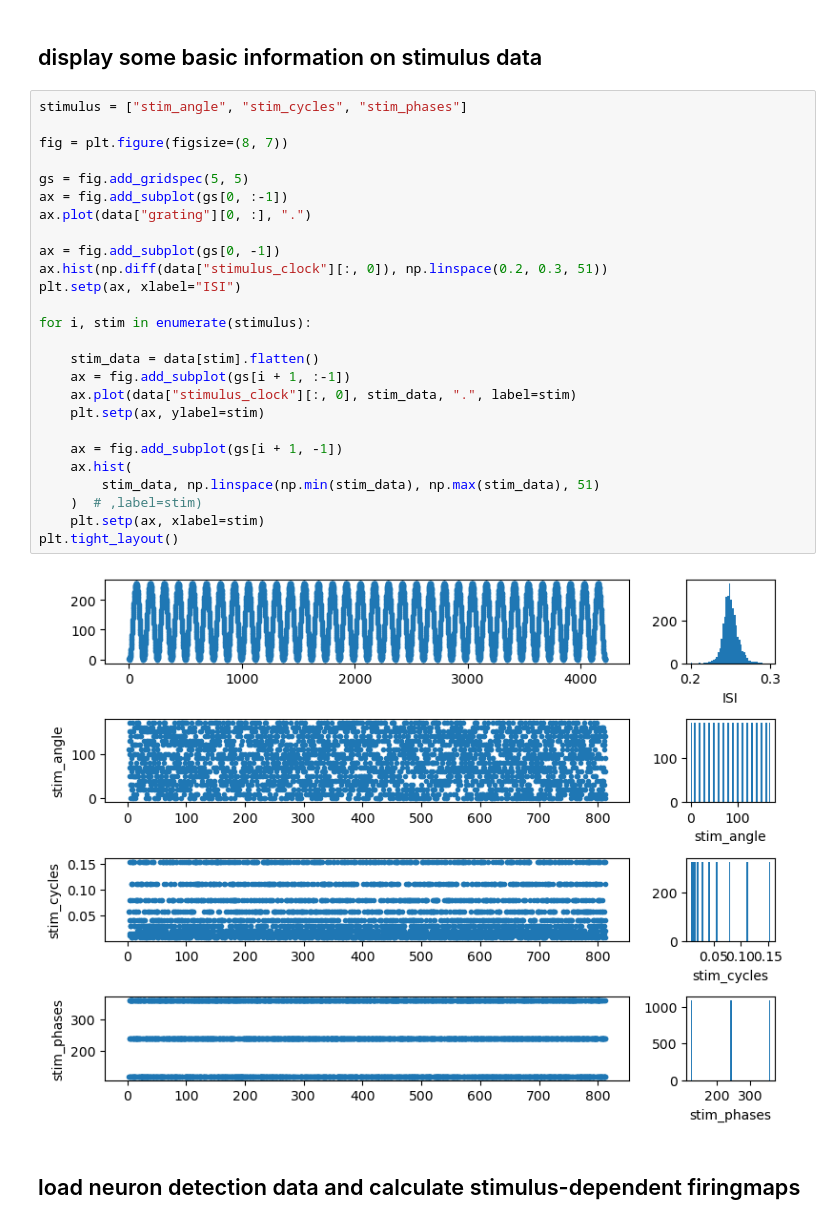
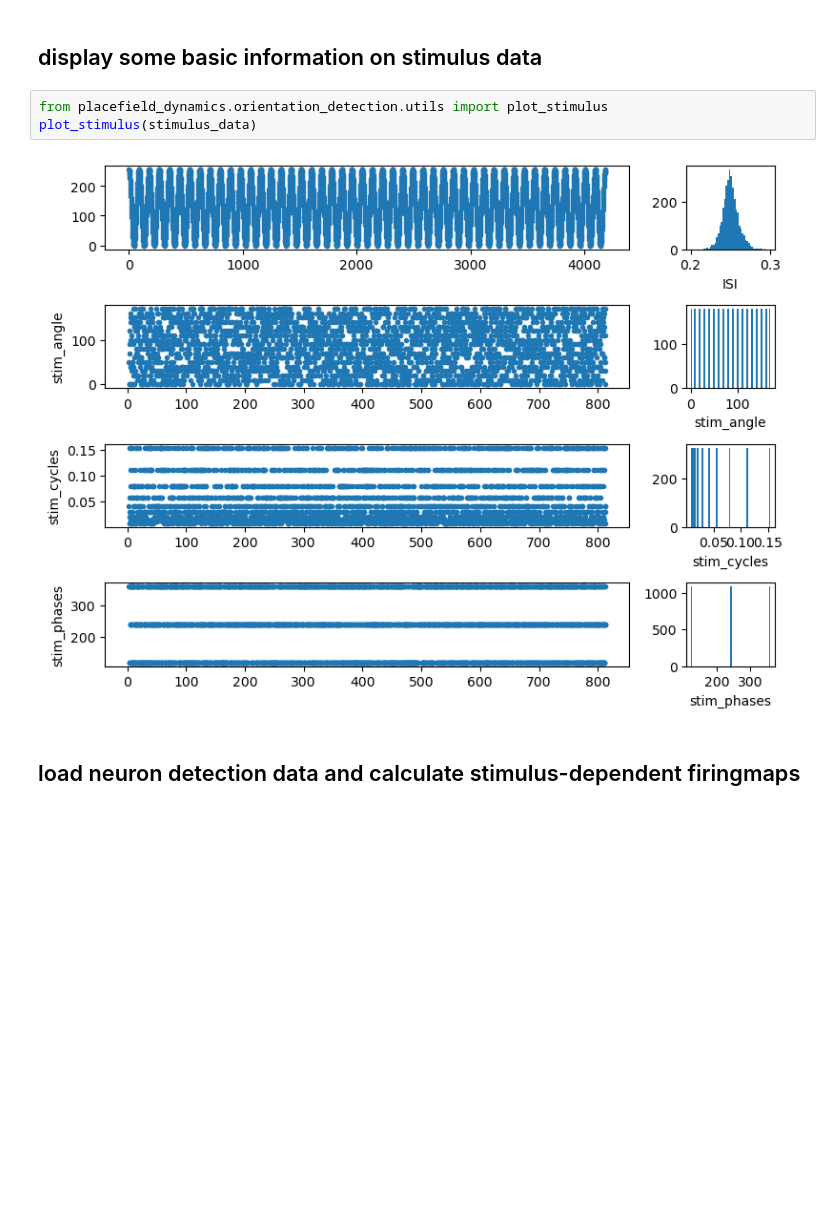
Before and after one commit to woxxel/orientation_detection, a Jupyter notebook: test.ipynb, the cells around one changed output. Drawn from its saved outputs; the diff is of its cells as text; blank space fills up the shorter version.

```diff
--- a/test.ipynb
+++ b/test.ipynb
@@ -88,32 +93,9 @@ for path in Path.glob(folderPath, "results*.mat"):
 # %% [markdown]
 ## display some basic information on stimulus data
-# %%
-stimulus = ["stim_angle", "stim_cycles", "stim_phases"]
-
-fig = plt.figure(figsize=(8, 7))
-
-gs = fig.add_gridspec(5, 5)
-ax = fig.add_subplot(gs[0, :-1])
-ax.plot(data["grating"][0, :], ".")
-
-ax = fig.add_subplot(gs[0, -1])
-ax.hist(np.diff(data["stimulus_clock"][:, 0]), np.linspace(0.2, 0.3, 51))
-plt.setp(ax, xlabel="ISI")
-
-for i, stim in enumerate(stimulus):
-
-    stim_data = data[stim].flatten()
-    ax = fig.add_subplot(gs[i + 1, :-1])
-    ax.plot(data["stimulus_clock"][:, 0], stim_data, ".", label=stim)
-    plt.setp(ax, ylabel=stim)
-
-    ax = fig.add_subplot(gs[i + 1, -1])
-    ax.hist(
-        stim_data, np.linspace(np.min(stim_data), np.max(stim_data), 51)
-    )  # ,label=stim)
-    plt.setp(ax, xlabel=stim)
-plt.tight_layout()
-# %% [output]
-[figure, removed]
+# %%
+from placefield_dynamics.orientation_detection.utils import plot_stimulus
+plot_stimulus(stimulus_data)
+# %% [output]
+[figure, added]
 # %% [markdown]
 ## load neuron detection data and calculate stimulus-dependent firingmaps
```
Also changed, not shown: parts of 13 cells of this notebook, 8 other files.
